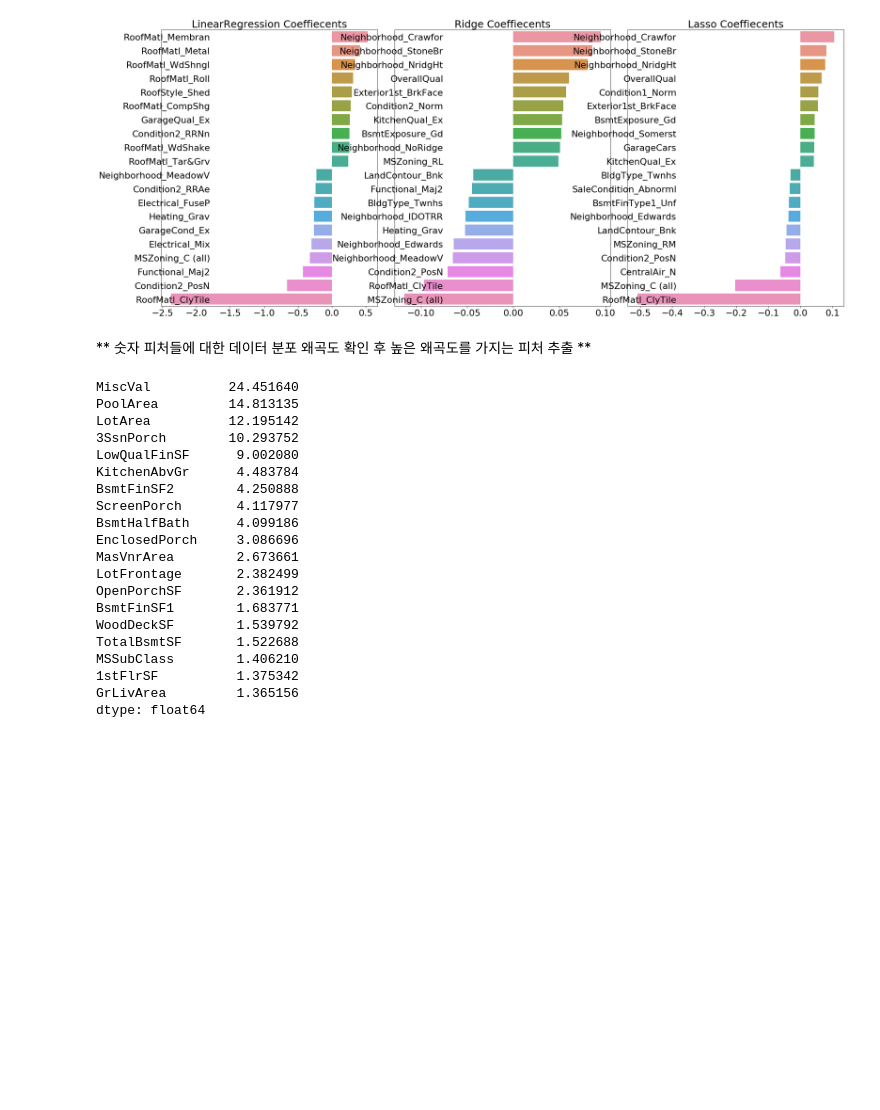
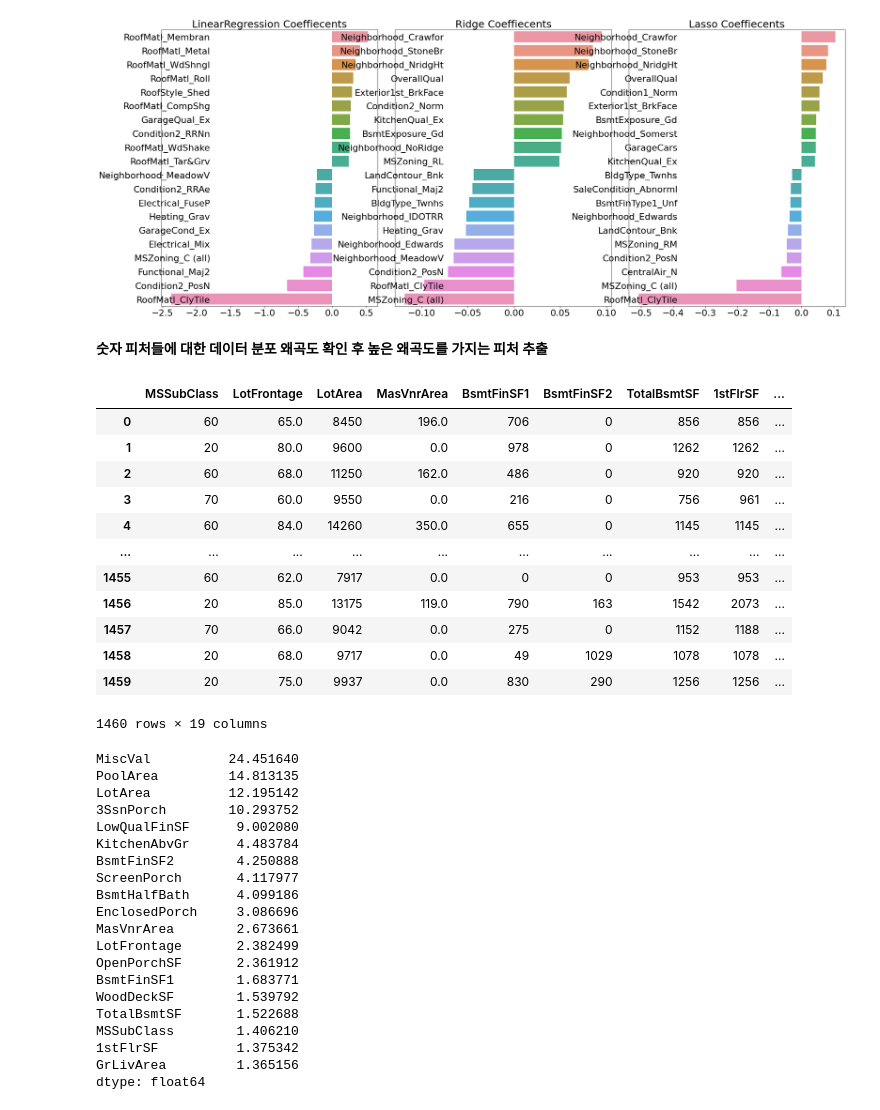
Before and after one commit to chulminkw/PerfectGuide, a Jupyter notebook: 5장/5.10 Regression 실습 - Kaggle House Price.ipynb, the cells around one changed output. Saved outputs shown, nothing was run; the diff lists cells and outputs as text; code cells hidden in the pictures; blank space fills up the shorter version.

```diff
--- a/5장/5.10 Regression 실습 - Kaggle House Price.ipynb
+++ b/5장/5.10 Regression 실습 - Kaggle House Price.ipynb
@@ -183,3 +248,6 @@ get_dummies() 수행 전 데이터 Shape: (1460, 75)
 get_dummies() 수행 후 데이터 Shape: (1460, 271)
 ## Null 피처의 Type :
  Series([], dtype: object)
+# %%
+pd.set_option('display.max_columns', 300)
+house_df_ohe.head(5)
@@ -336,7 +433,26 @@ Ridge 로그 변환된 RMSE: 0.124
 Lasso 로그 변환된 RMSE: 0.12
 [figure]
 # %% [markdown]
-** 숫자 피처들에 대한 데이터 분포 왜곡도 확인 후 높은 왜곡도를 가지는 피처 추출 **
+**숫자 피처들에 대한 데이터 분포 왜곡도 확인 후 높은 왜곡도를 가지는 피처 추출**
+# %%
+features_index = house_df.dtypes[house_df.dtypes != 'object'].index
+# house_df에 컬럼 index를 [ ]로 입력하면 해당하는 컬럼 데이터 셋 반환. apply lambda로 skew( )호출
+skew_features = house_df[features_index].apply(lambda x : skew(x))
+house_df[skew_features_top.index]
+# %% [output]
+|  | MSSubClass | LotFrontage | LotArea | MasVnrArea | BsmtFinSF1 | BsmtFinSF2 | TotalBsmtSF | 1stFlrSF | ... |
+| 0 | 60 | 65.0 | 8450 | 196.0 | 706 | 0 | 856 | 856 | ... |
+| 1 | 20 | 80.0 | 9600 | 0.0 | 978 | 0 | 1262 | 1262 | ... |
+| 2 | 60 | 68.0 | 11250 | 162.0 | 486 | 0 | 920 | 920 | ... |
+| 3 | 70 | 60.0 | 9550 | 0.0 | 216 | 0 | 756 | 961 | ... |
+| 4 | 60 | 84.0 | 14260 | 350.0 | 655 | 0 | 1145 | 1145 | ... |
+| ... | ... | ... | ... | ... | ... | ... | ... | ... | ... |
+| 1455 | 60 | 62.0 | 7917 | 0.0 | 0 | 0 | 953 | 953 | ... |
+| 1456 | 20 | 85.0 | 13175 | 119.0 | 790 | 163 | 1542 | 2073 | ... |
+| 1457 | 70 | 66.0 | 9042 | 0.0 | 275 | 0 | 1152 | 1188 | ... |
+| 1458 | 20 | 68.0 | 9717 | 0.0 | 49 | 1029 | 1078 | 1078 | ... |
+| 1459 | 20 | 75.0 | 9937 | 0.0 | 830 | 290 | 1256 | 1256 | ... |
+1460 rows × 19 columns
 # %%
 from scipy.stats import skew
 
```
Also changed, not shown: parts of 52 cells of this notebook, 3 other files.
